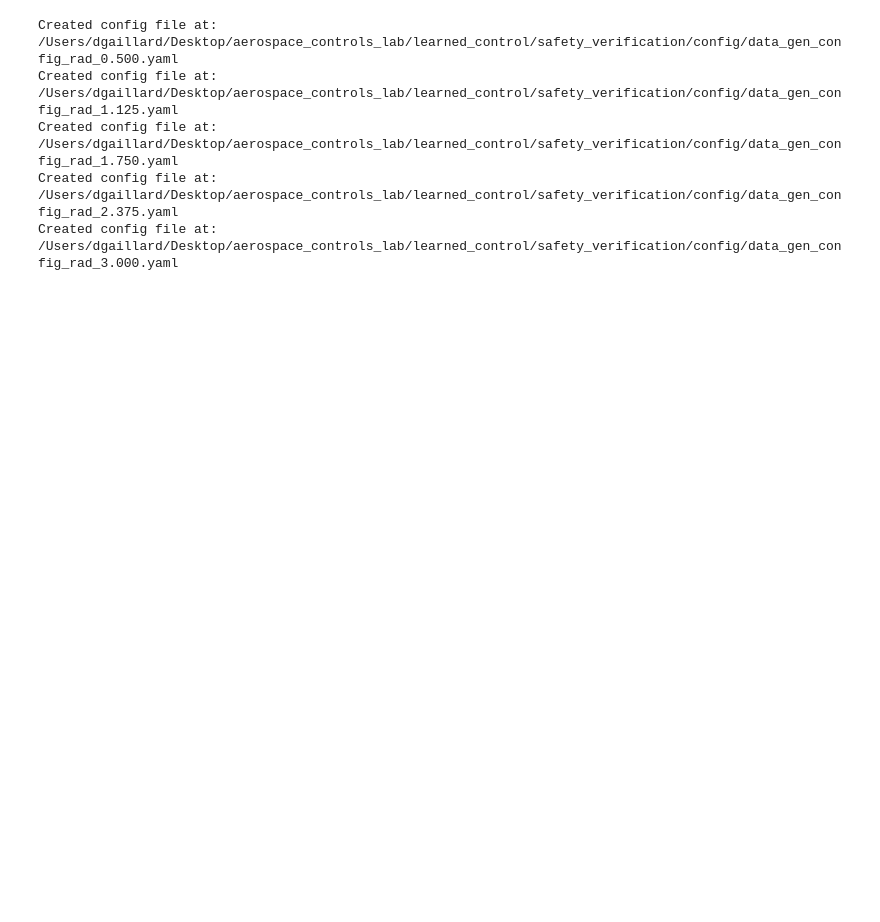
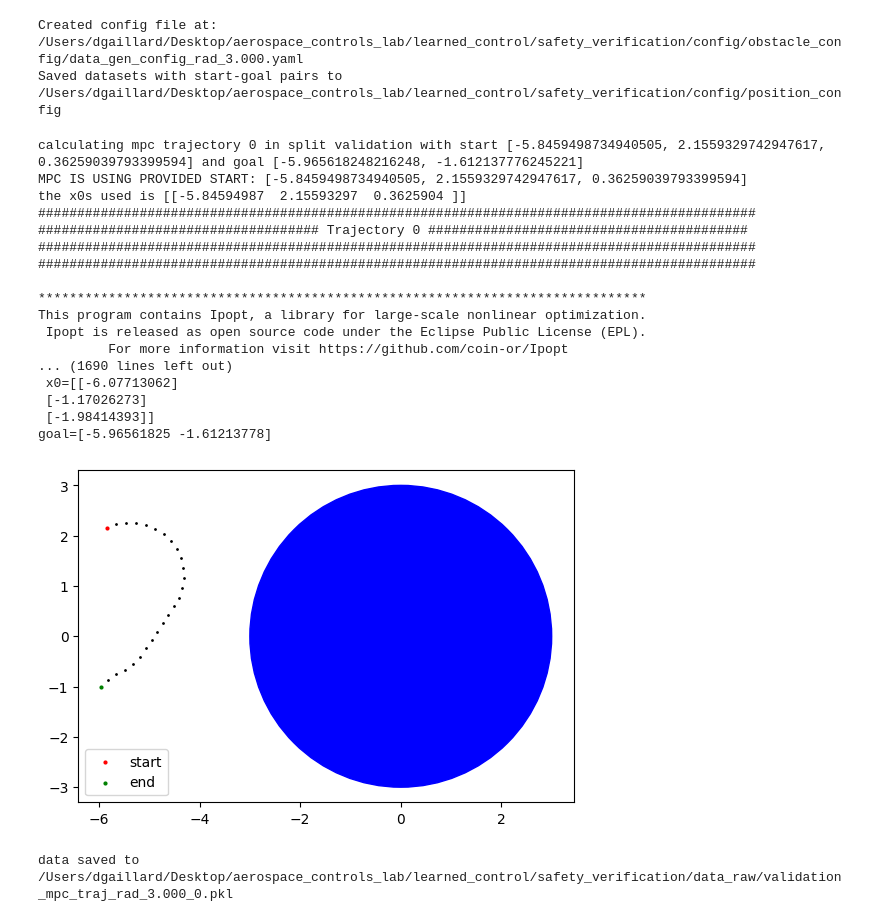
Before and after one commit to d-gaillard/safety_verification, a Jupyter notebook: src/train_controller.ipynb, the cells around one changed output. Drawn from its saved outputs; the diff is of its cells as text; code cells hidden in the pictures; blank space fills up the shorter version.

Commit message:
Add data generation and parsing up to mpc traj creation

```diff
--- a/src/train_controller.ipynb
+++ b/src/train_controller.ipynb
@@ -19,5 +23,5 @@ from CARV.nfl_robustness_training.src.utils import mpc_unicycle
 # %%
-def generate_yaml_config(parent_dir: str, environment: str, radius: float = 1.0, overwrite: bool = False):
+def generate_yaml_config(parent_dir, environment, radius=1.0, overwrite=False):
     """
     Generate YAML configuration file with specified obstacles in a config subdirectory
 
@@ -27,7 +31,7 @@ def generate_yaml_config(parent_dir: str, environment: str, radius: float = 1.0,
         overwrite (bool): Allow overwriting existing files
     """
     # Create config subdirectory path
-    config_dir = os.path.join(parent_dir, 'config')
+    config_dir = os.path.join(parent_dir, 'config/obstacle_config')
     os.makedirs(config_dir, exist_ok=True)
 
     # Create file path
@@ -72,15 +170,19 @@ def generate_yaml_config(parent_dir: str, environment: str, radius: float = 1.0,
 # %%
-# create config files with varying obstacle sizes
-for r in np.linspace(0.5, 3, 5):
+# radii = np.linspace(0.5, 3, 5)
+radii = [3]
+parent_dir=os.path.join(learned_control, "safety_verification")
+# Create config files with varying obstacle sizes
+for r in radii:
     generate_yaml_config(
-        parent_dir=os.path.join(learned_control, "safety_verification"), #"/path/to/your/parent/directory",
+        parent_dir=parent_dir, #"/path/to/your/parent/directory",
         environment=f"data_gen_config_rad_{r:.3f}",
         radius=float(r),
         overwrite=True
     )
+
+    dataset = create_dataset(parent_dir, r, total_samples=1, min_distance=1.5)
+
+    # plot_positions(dataset['train']['goal'], r)
 # %% [output]
-Created config file at: /Users/dgaillard/Desktop/aerospace_controls_lab/learned_control/safety_verification/config/data_gen_config_rad_0.500.yaml
-Created config file at: /Users/dgaillard/Desktop/aerospace_controls_lab/learned_control/safety_verification/config/data_gen_config_rad_1.125.yaml
-Created config file at: /Users/dgaillard/Desktop/aerospace_controls_lab/learned_control/safety_verification/config/data_gen_config_rad_1.750.yaml
-Created config file at: /Users/dgaillard/Desktop/aerospace_controls_lab/learned_control/safety_verification/config/data_gen_config_rad_2.375.yaml
-Created config file at: /Users/dgaillard/Desktop/aerospace_controls_lab/learned_control/safety_verification/config/data_gen_config_rad_3.000.yaml
+Created config file at: /Users/dgaillard/Desktop/aerospace_controls_lab/learned_control/safety_verification/config/obstacle_config/data_gen_config_rad_3.000.yaml
+Saved datasets with start-goal pairs to /Users/dgaillard/Desktop/aerospace_controls_lab/learned_control/safety_verification/config/position_config
@@ -86,0 +233,24 @@ Created config file at: /Users/dgaillard/Desktop/aerospace_controls_lab/learned_
+# %%
+for r in radii:
+    for split in ['train', 'test', 'validation']:
+        load_raw_data(learned_control, r, split)
+# %% [output]
+calculating mpc trajectory 0 in split validation with start [-5.8459498734940505, 2.1559329742947617, 0.36259039793399594] and goal [-5.965618248216248, -1.612137776245221]
+MPC IS USING PROVIDED START: [-5.8459498734940505, 2.1559329742947617, 0.36259039793399594]
+the x0s used is [[-5.84594987  2.15593297  0.3625904 ]]
+############################################################################################
+#################################### Trajectory 0 #########################################
+############################################################################################
+############################################################################################
+
+******************************************************************************
+This program contains Ipopt, a library for large-scale nonlinear optimization.
+ Ipopt is released as open source code under the Eclipse Public License (EPL).
+         For more information visit https://github.com/coin-or/Ipopt
+... (1690 lines left out)
+ x0=[[-6.07713062]
+ [-1.17026273]
+ [-1.98414393]]
+goal=[-5.96561825 -1.61213778]
+[figure, added]
+data saved to /Users/dgaillard/Desktop/aerospace_controls_lab/learned_control/safety_verification/data_raw/validation_mpc_traj_rad_3.000_0.pkl
```
Also changed, not shown: parts of 9 cells of this notebook.
